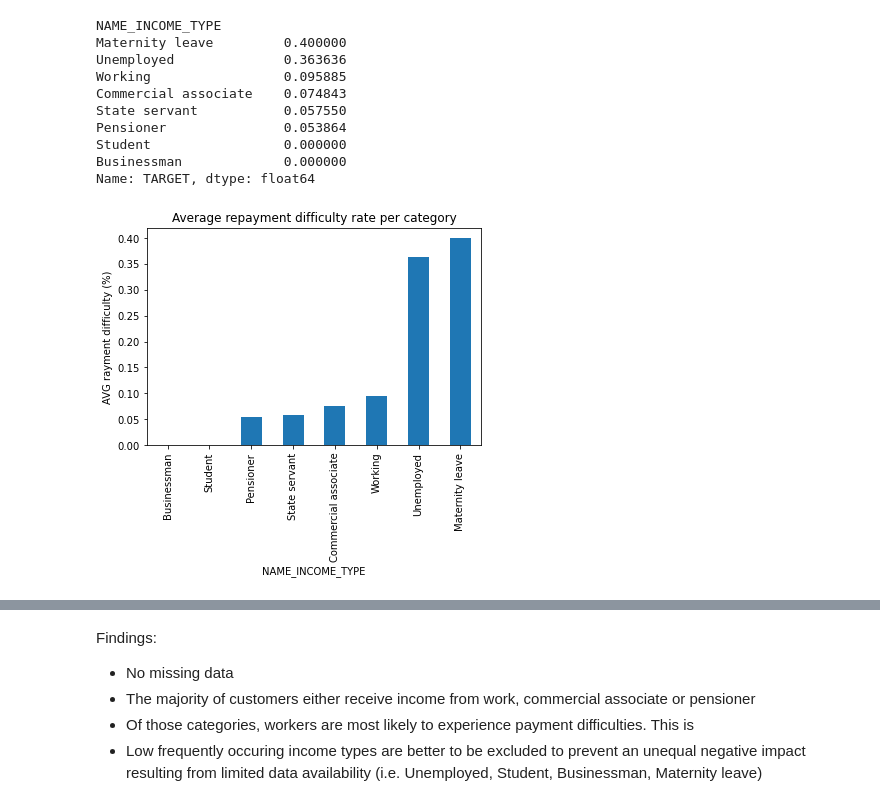
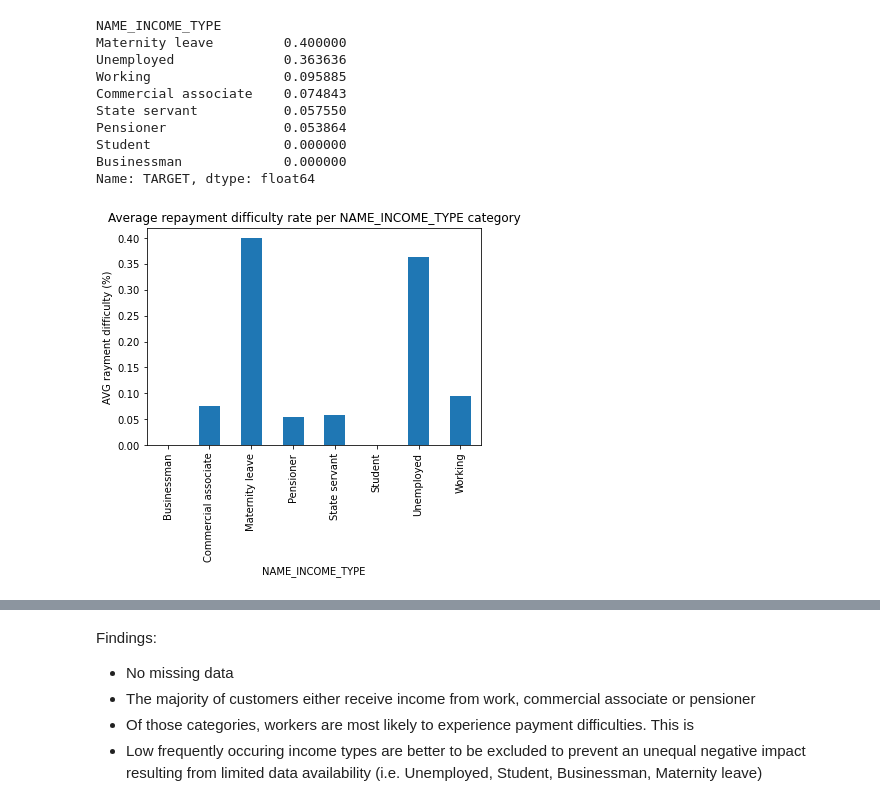
Before and after one commit to Dutchmick/loan_repayment_prediction, a Jupyter notebook: notebooks/Homecred - Exploratory analysis.ipynb, the cells around one changed output, grey strips where cells are left out. Cells and saved outputs as stored; diff of their text form; code cells hidden in the pictures.

```diff
--- a/notebooks/Homecred - Exploratory analysis.ipynb
+++ b/notebooks/Homecred - Exploratory analysis.ipynb
@@ -40,8 +47,8 @@ def plot_bar_dv(data):
 # Create a function which which creates a bar chart split by a variable
 def plot_bar_dv_unordered(data):
     data.plot(kind='bar')
-    plt.title("Average repayment difficulty rate per category".format(var_name=data.name))
-plt.ylabel("AVG rayment difficulty (%)")
+    plt.title("Average repayment difficulty rate per " + variable + " category".format(var_name=data.name))
+    plt.ylabel("AVG rayment difficulty (%)")
     plt.show()
 # %%
 # Create function which calculates the likelihood of customer payment difficulties
@@ -678,6 +719,6 @@ Student                 0.000000
 Businessman             0.000000
 Name: TARGET, dtype: float64
 # %%
-plot_bar_dv(payp_likelihood(variable))
+plot_bar_dv_unordered(payp_likelihood(variable))
 # %% [output]
-[figure, old version]
+[figure, new version]
```
Also changed, not shown: parts of 118 cells of this notebook, 4 other files.
